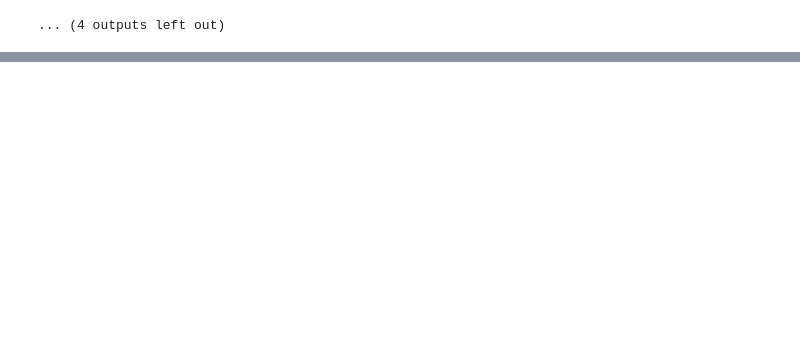
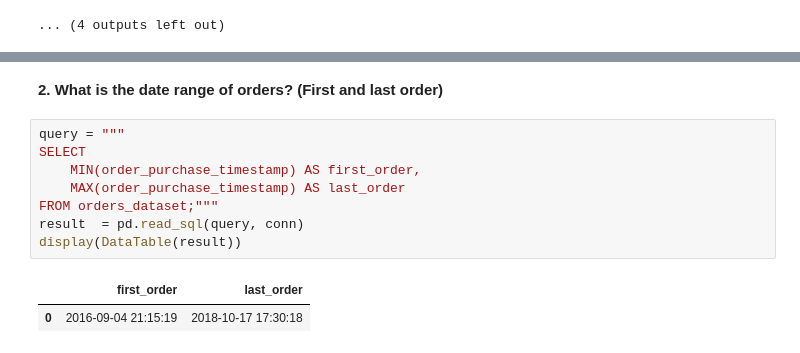
Before and after one commit to Azarbaad/Data_analytics, a Jupyter notebook: SQL_brazilian_ecommerce.ipynb, the cells around one changed output, grey strips where cells are left out. Saved outputs shown, nothing was run; the diff lists cells and outputs as text; blank space fills up the shorter version.

```diff
--- a/SQL_brazilian_ecommerce.ipynb
+++ b/SQL_brazilian_ecommerce.ipynb
@@ -218,0 +231,13 @@ for table in tables['name']:
+# %% [markdown]
+**2. What is the date range of orders? (First and last order)**
+# %%
+query = """
+SELECT
+    MIN(order_purchase_timestamp) AS first_order,
+    MAX(order_purchase_timestamp) AS last_order
+FROM orders_dataset;"""
+result  = pd.read_sql(query, conn)
+display(DataTable(result))
+# %% [output]
+|  | first_order | last_order |
+| 0 | 2016-09-04 21:15:19 | 2018-10-17 17:30:18 |
```
Also changed, not shown: parts of 8 cells of this notebook.
